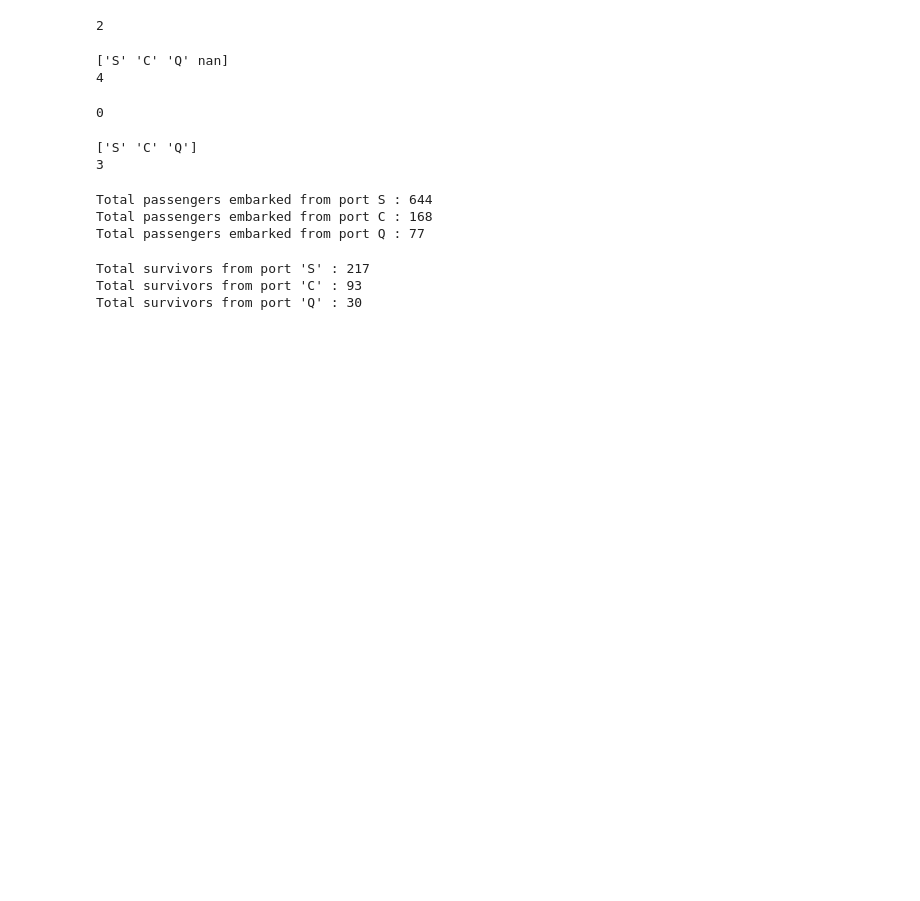
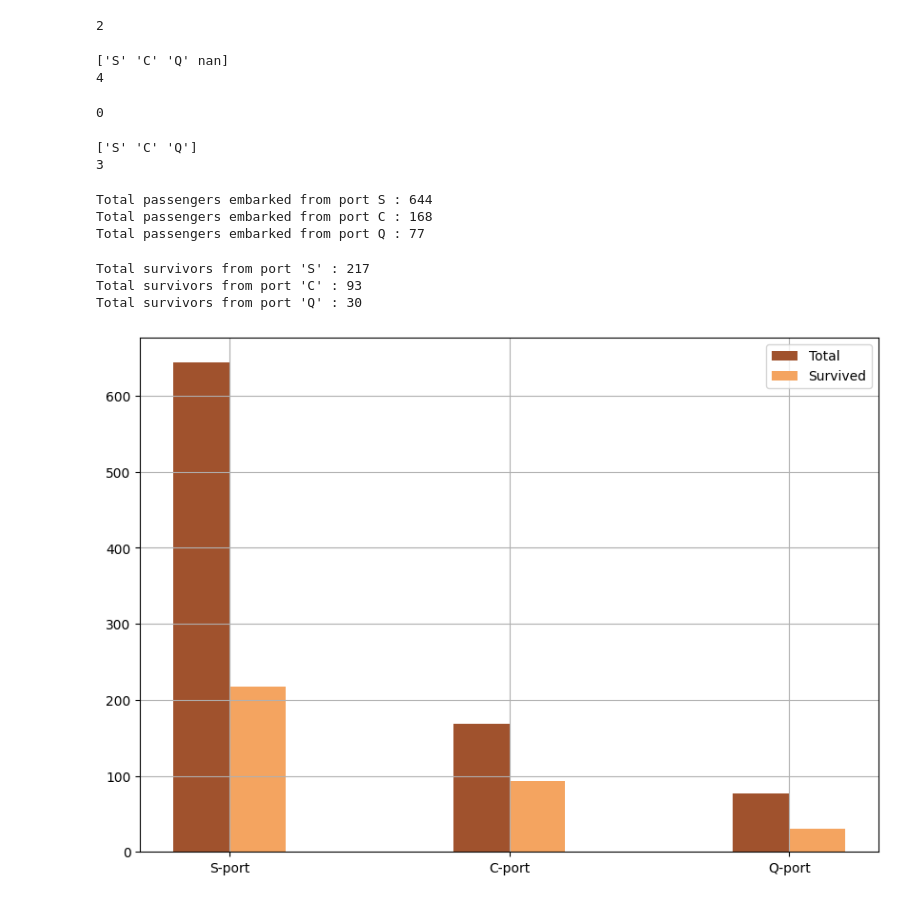
Before and after one commit to hafsatariq18/Titanic-Dataset, a Jupyter notebook: Titanic-Dataset.ipynb, the cells around one changed output. Saved outputs shown, nothing was run; the diff lists cells and outputs as text; code cells hidden in the pictures; blank space fills up the shorter version.

Commit message:
Plotted graph for survival based on ports
Plotted a bar graph to visualize survival rates based on different embarkation ports (S, C, Q).

```diff
--- a/Titanic-Dataset.ipynb
+++ b/Titanic-Dataset.ipynb
@@ -286,3 +286,18 @@ print("Total survivors from port 'Q' :",q_port_survival)
 Total survivors from port 'S' : 217
 Total survivors from port 'C' : 93
 Total survivors from port 'Q' : 30
+# %%
+Total=(total_s_port,total_c_port,total_q_port)
+Survived=(s_port_survival,c_port_survival,q_port_survival)
+x=['S-port','C-port','Q-port']
+xpos=np.arange(len(x))
+plt.figure(figsize=(10,7))
+barwidth=0.2
+plt.bar(xpos,Total,color="sienna",width=barwidth,label='Total')
+plt.bar(xpos+0.2,Survived,color="sandybrown",width=barwidth,label='Survived')
+plt.grid()
+plt.legend()
+plt.xticks(xpos+0.1,x)
+plt.show()
+# %% [output]
+[figure, added]
```
